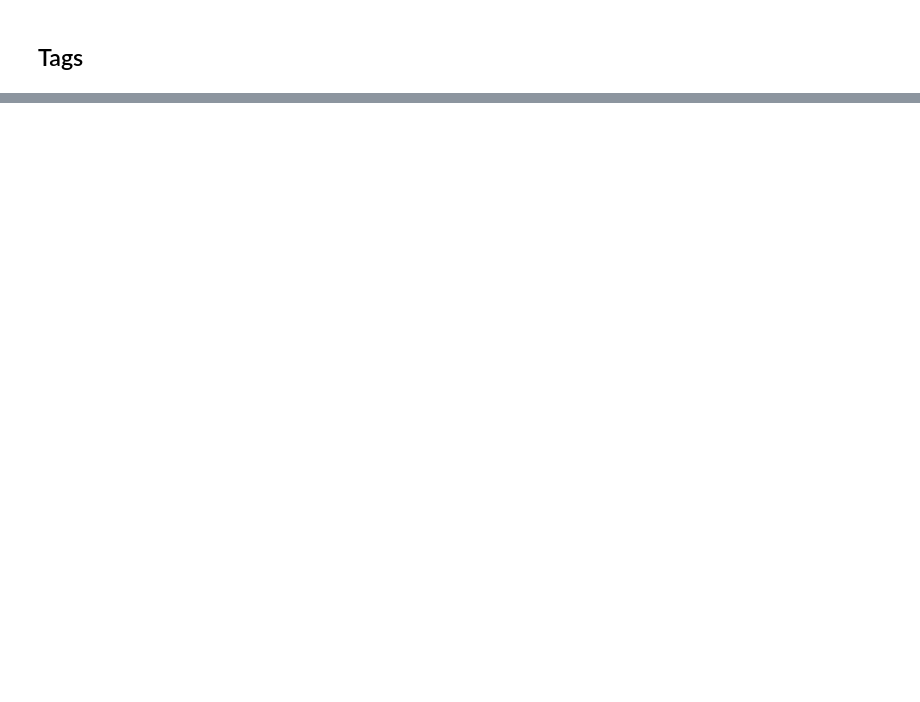
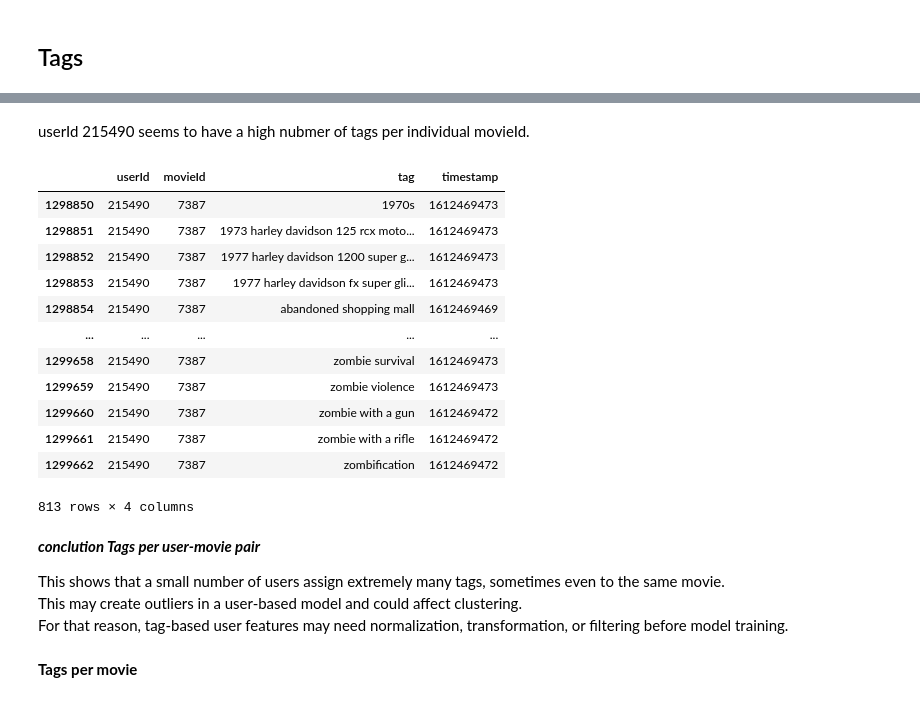
Before and after one commit to F-Degerman/Machine-Learning-FANNY-DEGERMAN, a Jupyter notebook: Assignment_1/EDA.ipynb, the cells around one changed output, grey strips where cells are left out. Cells and saved outputs as stored; diff of their text form; code cells hidden in the pictures; blank space fills up the shorter version.

```diff
--- a/Assignment_1/EDA.ipynb
+++ b/Assignment_1/EDA.ipynb
@@ -120,0 +267,29 @@ A reasonable first threshold could be:
+# %% [markdown]
+userId 215490 seems to have a high nubmer of tags per individual movieId.
+# %%
+tags[
+    (tags["userId"] == 215490) &
+    (tags["movieId"] == 7387)
+]
+# %% [output]
+|  | userId | movieId | tag | timestamp |
+| 1298850 | 215490 | 7387 | 1970s | 1612469473 |
+| 1298851 | 215490 | 7387 | 1973 harley davidson 125 rcx moto... | 1612469473 |
+| 1298852 | 215490 | 7387 | 1977 harley davidson 1200 super g... | 1612469473 |
+| 1298853 | 215490 | 7387 | 1977 harley davidson fx super gli... | 1612469473 |
+| 1298854 | 215490 | 7387 | abandoned shopping mall | 1612469469 |
+| ... | ... | ... | ... | ... |
+| 1299658 | 215490 | 7387 | zombie survival | 1612469473 |
+| 1299659 | 215490 | 7387 | zombie violence | 1612469473 |
+| 1299660 | 215490 | 7387 | zombie with a gun | 1612469472 |
+| 1299661 | 215490 | 7387 | zombie with a rifle | 1612469472 |
+| 1299662 | 215490 | 7387 | zombification | 1612469472 |
+813 rows × 4 columns
+# %% [markdown]
+***conclution Tags per user-movie pair***
+
+This shows that a small number of users assign extremely many tags, sometimes even to the same movie.
+This may create outliers in a user-based model and could affect clustering.
+For that reason, tag-based user features may need normalization, transformation, or filtering before model training.
+# %% [markdown]
+**Tags per movie**
```
Also changed, not shown: parts of 24 cells of this notebook, 1 other file.
